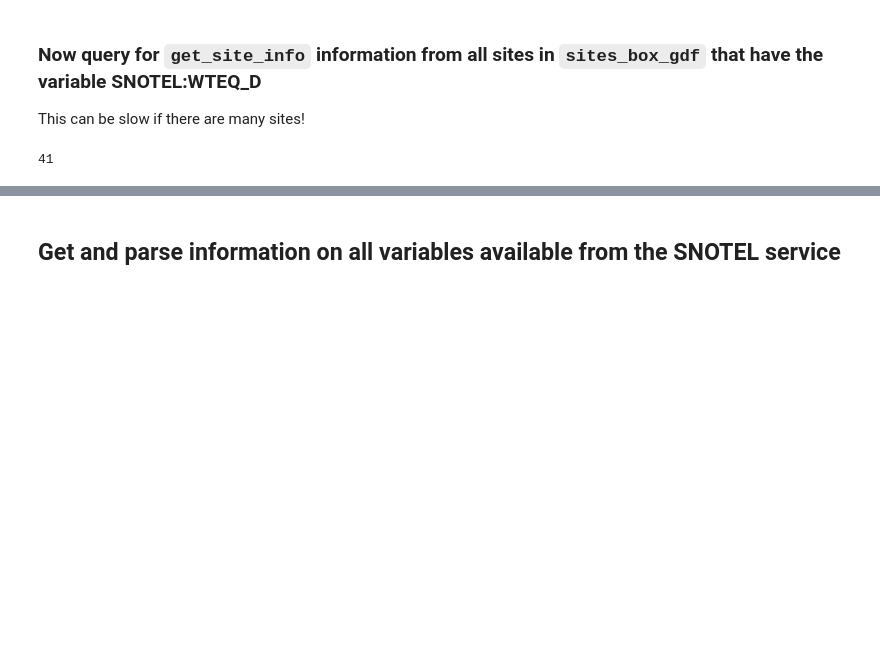
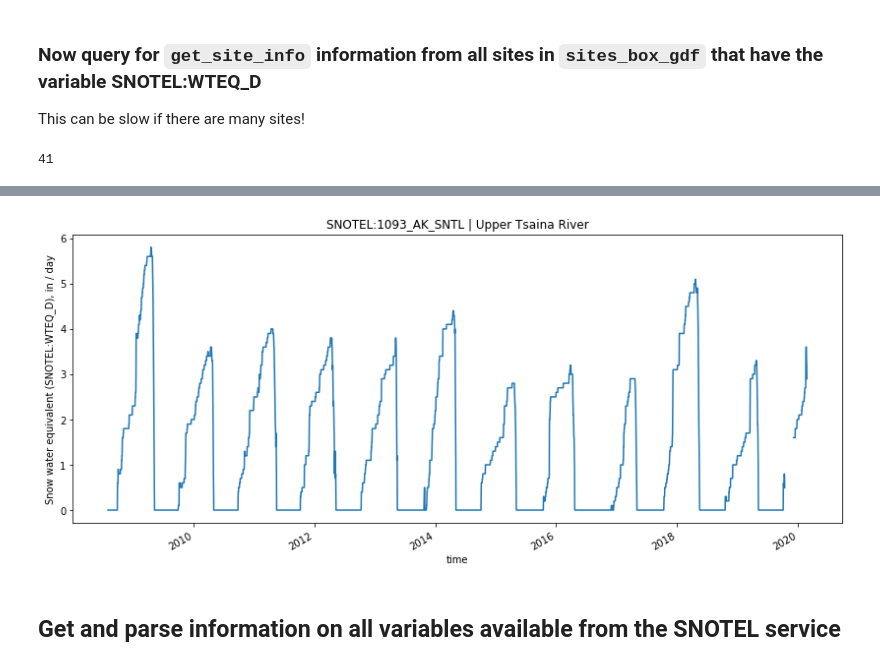
Before and after one commit to communitysnowobs/validation, a Jupyter notebook: SNOTEL_Alaska-from_ulmo_cuahsi.ipynb, the cells around one changed output, grey strips where cells are left out. Drawn from its saved outputs; the diff is of its cells as text; code cells hidden in the pictures; blank space fills up the shorter version.

```diff
--- a/SNOTEL_Alaska-from_ulmo_cuahsi.ipynb
+++ b/SNOTEL_Alaska-from_ulmo_cuahsi.ipynb
@@ -265,3 +327,13 @@ siteinfo_variable_extract
+# %%
+fig, ax = plt.subplots(figsize=(14, 6))
+varlabel = ts_df.columns[0]
+ts_df[varlabel].plot(style='-', ax=ax)
+
+sitevariable = siteinfo['series'][varcd]['variable']
+ax.set_ylabel(f"{sitevariable['name']} ({varlabel}), {sitevariable['units']['abbreviation']} / {siteinfo_extract[-1]}")
+ax.set_title(f"{networkcd}:{sitecd} | {siteinfo['name']}");
+# %% [output]
+[figure, added]
 # %% [markdown]
 ## Get and parse information on all variables available from the SNOTEL service
 # %%
```
Also changed, not shown: parts of 14 cells of this notebook.
